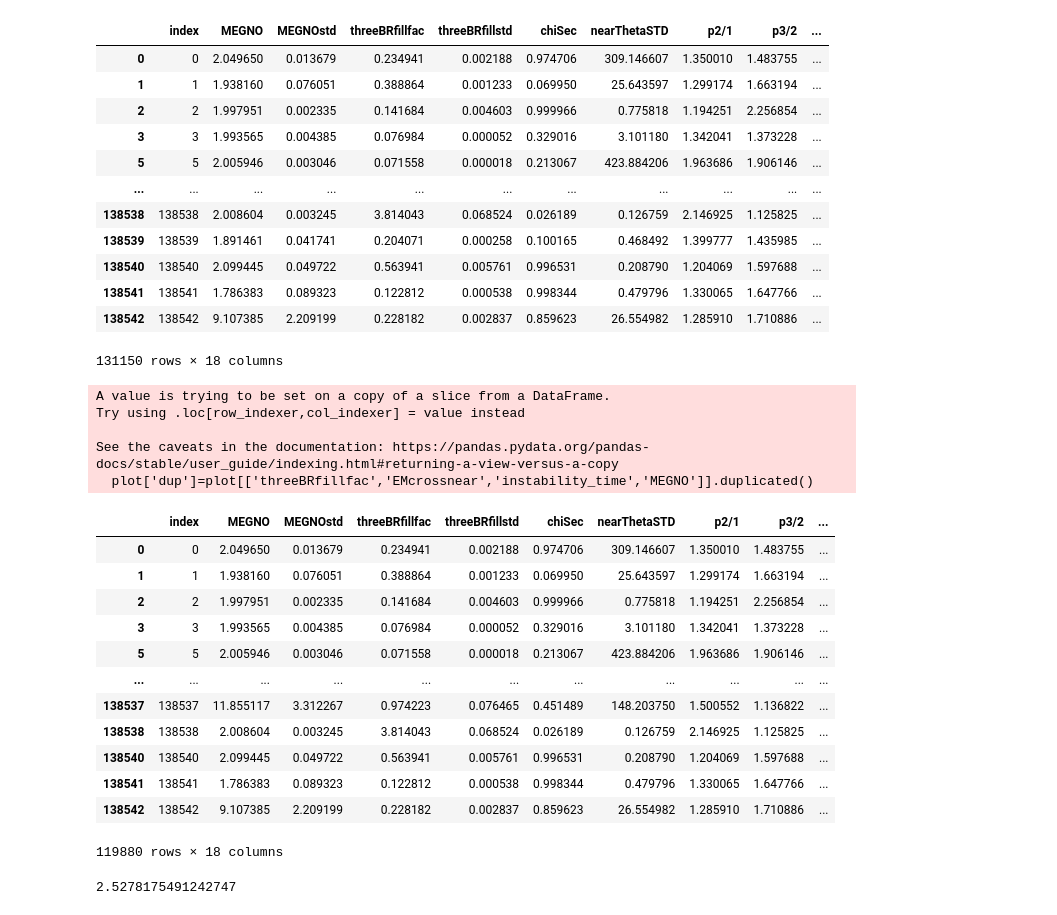
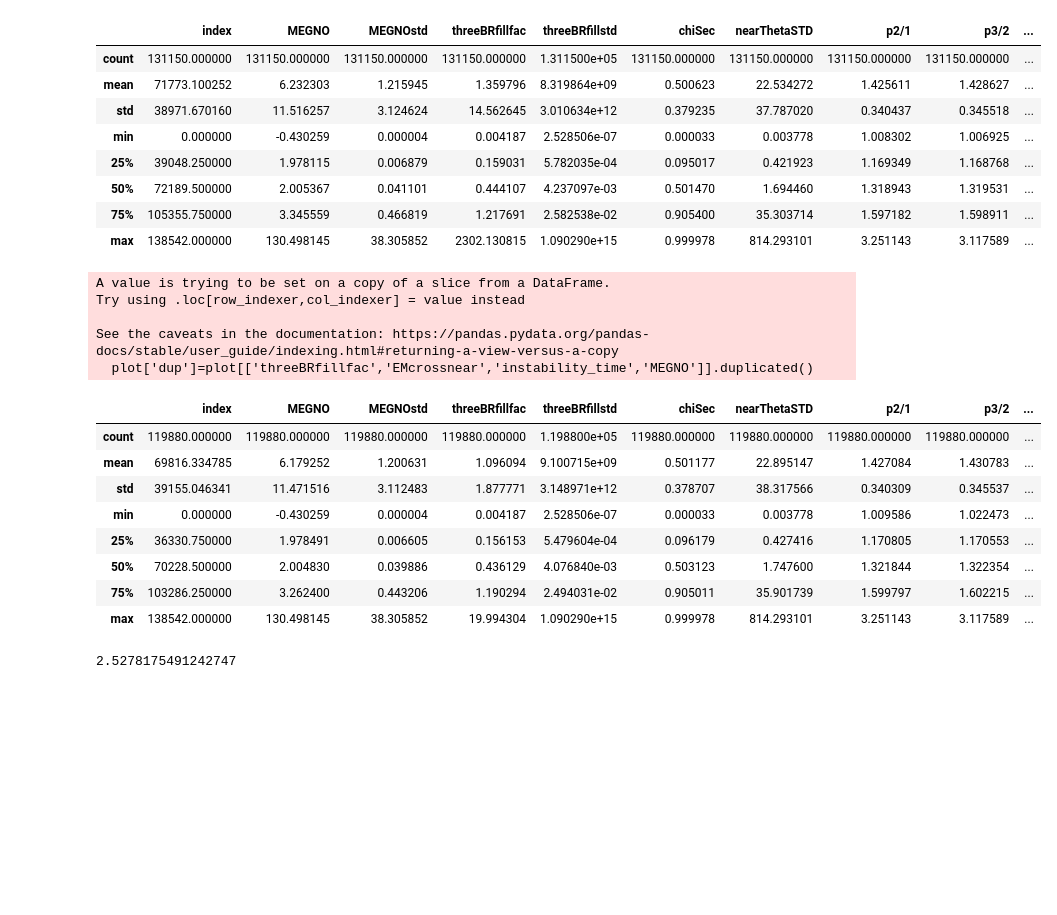
Before and after one commit to Ethadhani/summerSPOCK, a Jupyter notebook: datafilt/thetaSTDunwrap.ipynb, the cells around one changed output. Saved outputs shown, nothing was run; the diff lists cells and outputs as text; code cells hidden in the pictures; blank space fills up the shorter version.

```diff
--- a/datafilt/thetaSTDunwrap.ipynb
+++ b/datafilt/thetaSTDunwrap.ipynb
@@ -11,2 +13,2 @@ import simsetup
 # %%
-dataset = pd.read_csv('../modeldata/tryThetaSTDunwrap.csv')
+dataset = pd.read_csv('../modeldata/trydifOrdSTD.csv')
@@ -53,21 +93,17 @@ Wall time: 5.93 s
 mask = (dataset['hasnull'] == 0 )
 filtData = dataset[mask]
 # %%
-filtData
+filtData.describe()
 # %% [output]
 |  | index | MEGNO | MEGNOstd | threeBRfillfac | threeBRfillstd | chiSec | nearThetaSTD | p2/1 | p3/2 | ... |
-| 0 | 0 | 2.049650 | 0.013679 | 0.234941 | 0.002188 | 0.974706 | 309.146607 | 1.350010 | 1.483755 | ... |
-| 1 | 1 | 1.938160 | 0.076051 | 0.388864 | 0.001233 | 0.069950 | 25.643597 | 1.299174 | 1.663194 | ... |
-| 2 | 2 | 1.997951 | 0.002335 | 0.141684 | 0.004603 | 0.999966 | 0.775818 | 1.194251 | 2.256854 | ... |
-| 3 | 3 | 1.993565 | 0.004385 | 0.076984 | 0.000052 | 0.329016 | 3.101180 | 1.342041 | 1.373228 | ... |
-| 5 | 5 | 2.005946 | 0.003046 | 0.071558 | 0.000018 | 0.213067 | 423.884206 | 1.963686 | 1.906146 | ... |
-| ... | ... | ... | ... | ... | ... | ... | ... | ... | ... | ... |
-| 138538 | 138538 | 2.008604 | 0.003245 | 3.814043 | 0.068524 | 0.026189 | 0.126759 | 2.146925 | 1.125825 | ... |
-| 138539 | 138539 | 1.891461 | 0.041741 | 0.204071 | 0.000258 | 0.100165 | 0.468492 | 1.399777 | 1.435985 | ... |
-| 138540 | 138540 | 2.099445 | 0.049722 | 0.563941 | 0.005761 | 0.996531 | 0.208790 | 1.204069 | 1.597688 | ... |
-| 138541 | 138541 | 1.786383 | 0.089323 | 0.122812 | 0.000538 | 0.998344 | 0.479796 | 1.330065 | 1.647766 | ... |
-| 138542 | 138542 | 9.107385 | 2.209199 | 0.228182 | 0.002837 | 0.859623 | 26.554982 | 1.285910 | 1.710886 | ... |
+| count | 131150.000000 | 131150.000000 | 131150.000000 | 131150.000000 | 1.311500e+05 | 131150.000000 | 131150.000000 | 131150.000000 | 131150.000000 | ... |
+| mean | 71773.100252 | 6.232303 | 1.215945 | 1.359796 | 8.319864e+09 | 0.500623 | 22.534272 | 1.425611 | 1.428627 | ... |
+| std | 38971.670160 | 11.516257 | 3.124624 | 14.562645 | 3.010634e+12 | 0.379235 | 37.787020 | 0.340437 | 0.345518 | ... |
+| min | 0.000000 | -0.430259 | 0.000004 | 0.004187 | 2.528506e-07 | 0.000033 | 0.003778 | 1.008302 | 1.006925 | ... |
+| 25% | 39048.250000 | 1.978115 | 0.006879 | 0.159031 | 5.782035e-04 | 0.095017 | 0.421923 | 1.169349 | 1.168768 | ... |
+| 50% | 72189.500000 | 2.005367 | 0.041101 | 0.444107 | 4.237097e-03 | 0.501470 | 1.694460 | 1.318943 | 1.319531 | ... |
+| 75% | 105355.750000 | 3.345559 | 0.466819 | 1.217691 | 2.582538e-02 | 0.905400 | 35.303714 | 1.597182 | 1.598911 | ... |
+| max | 138542.000000 | 130.498145 | 38.305852 | 2302.130815 | 1.090290e+15 | 0.999978 | 814.293101 | 3.251143 | 3.117589 | ... |
-131150 rows × 18 columns
 # %%
 plot = filtData
 # %%
@@ -84,21 +120,17 @@ Try using .loc[row_indexer,col_indexer] = value instead
 See the caveats in the documentation: https://pandas.pydata.org/pandas-docs/stable/user_guide/indexing.html#returning-a-view-versus-a-copy
   plot['dup']=plot[['threeBRfillfac','EMcrossnear','instability_time','MEGNO']].duplicated()
 # %%
-plot
+plot.describe()
 # %% [output]
 |  | index | MEGNO | MEGNOstd | threeBRfillfac | threeBRfillstd | chiSec | nearThetaSTD | p2/1 | p3/2 | ... |
-| 0 | 0 | 2.049650 | 0.013679 | 0.234941 | 0.002188 | 0.974706 | 309.146607 | 1.350010 | 1.483755 | ... |
-| 1 | 1 | 1.938160 | 0.076051 | 0.388864 | 0.001233 | 0.069950 | 25.643597 | 1.299174 | 1.663194 | ... |
-| 2 | 2 | 1.997951 | 0.002335 | 0.141684 | 0.004603 | 0.999966 | 0.775818 | 1.194251 | 2.256854 | ... |
-| 3 | 3 | 1.993565 | 0.004385 | 0.076984 | 0.000052 | 0.329016 | 3.101180 | 1.342041 | 1.373228 | ... |
-| 5 | 5 | 2.005946 | 0.003046 | 0.071558 | 0.000018 | 0.213067 | 423.884206 | 1.963686 | 1.906146 | ... |
-| ... | ... | ... | ... | ... | ... | ... | ... | ... | ... | ... |
-| 138537 | 138537 | 11.855117 | 3.312267 | 0.974223 | 0.076465 | 0.451489 | 148.203750 | 1.500552 | 1.136822 | ... |
-| 138538 | 138538 | 2.008604 | 0.003245 | 3.814043 | 0.068524 | 0.026189 | 0.126759 | 2.146925 | 1.125825 | ... |
-| 138540 | 138540 | 2.099445 | 0.049722 | 0.563941 | 0.005761 | 0.996531 | 0.208790 | 1.204069 | 1.597688 | ... |
-| 138541 | 138541 | 1.786383 | 0.089323 | 0.122812 | 0.000538 | 0.998344 | 0.479796 | 1.330065 | 1.647766 | ... |
-| 138542 | 138542 | 9.107385 | 2.209199 | 0.228182 | 0.002837 | 0.859623 | 26.554982 | 1.285910 | 1.710886 | ... |
+| count | 119880.000000 | 119880.000000 | 119880.000000 | 119880.000000 | 1.198800e+05 | 119880.000000 | 119880.000000 | 119880.000000 | 119880.000000 | ... |
+| mean | 69816.334785 | 6.179252 | 1.200631 | 1.096094 | 9.100715e+09 | 0.501177 | 22.895147 | 1.427084 | 1.430783 | ... |
+| std | 39155.046341 | 11.471516 | 3.112483 | 1.877771 | 3.148971e+12 | 0.378707 | 38.317566 | 0.340309 | 0.345537 | ... |
+| min | 0.000000 | -0.430259 | 0.000004 | 0.004187 | 2.528506e-07 | 0.000033 | 0.003778 | 1.009586 | 1.022473 | ... |
+| 25% | 36330.750000 | 1.978491 | 0.006605 | 0.156153 | 5.479604e-04 | 0.096179 | 0.427416 | 1.170805 | 1.170553 | ... |
+| 50% | 70228.500000 | 2.004830 | 0.039886 | 0.436129 | 4.076840e-03 | 0.503123 | 1.747600 | 1.321844 | 1.322354 | ... |
+| 75% | 103286.250000 | 3.262400 | 0.443206 | 1.190294 | 2.494031e-02 | 0.905011 | 35.901739 | 1.599797 | 1.602215 | ... |
+| max | 138542.000000 | 130.498145 | 38.305852 | 19.994304 | 1.090290e+15 | 0.999978 | 814.293101 | 3.251143 | 3.117589 | ... |
-119880 rows × 18 columns
 # %%
 import math
 import numpy as np
```
Also changed, not shown: parts of 13 cells of this notebook, 5 other files.
